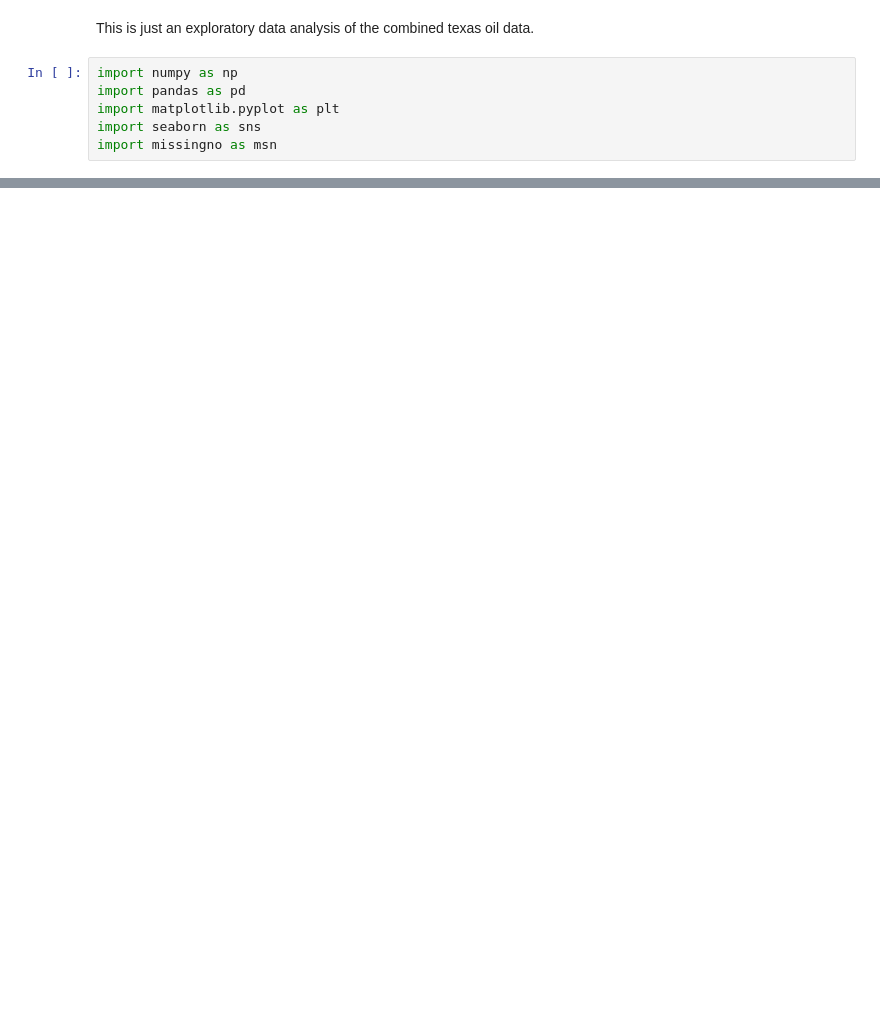
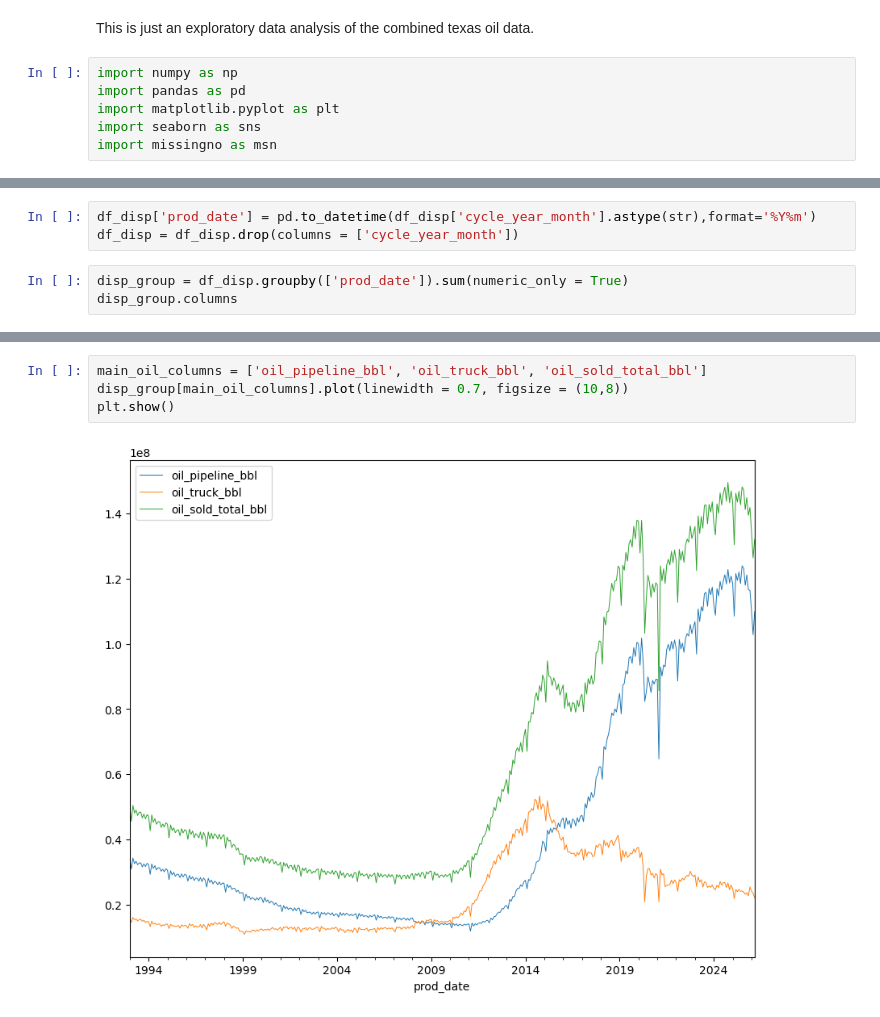
Before and after one commit to Erdos-Projects/summer26-permian-flaring, a Jupyter notebook: src/data/texas/texas_oil_test_1.ipynb, the cells around one changed output, grey strips where cells are left out. Saved outputs shown, nothing was run; the diff lists cells and outputs as text; blank space fills up the shorter version.

```diff
--- a/src/data/texas/texas_oil_test_1.ipynb
+++ b/src/data/texas/texas_oil_test_1.ipynb
@@ -104,0 +184,6 @@ plt.show()
+# %%
+df_disp['prod_date'] = pd.to_datetime(df_disp['cycle_year_month'].astype(str),format='%Y%m')
+df_disp = df_disp.drop(columns = ['cycle_year_month'])
+# %%
+disp_group = df_disp.groupby(['prod_date']).sum(numeric_only = True)
+disp_group.columns
@@ -104,0 +212,6 @@ plt.show()
+# %%
+main_oil_columns = ['oil_pipeline_bbl', 'oil_truck_bbl', 'oil_sold_total_bbl']
+disp_group[main_oil_columns].plot(linewidth = 0.7, figsize = (10,8))
+plt.show()
+# %% [output]
+[figure, added]
```
Also changed, not shown: parts of 19 cells of this notebook, 2 other files.
